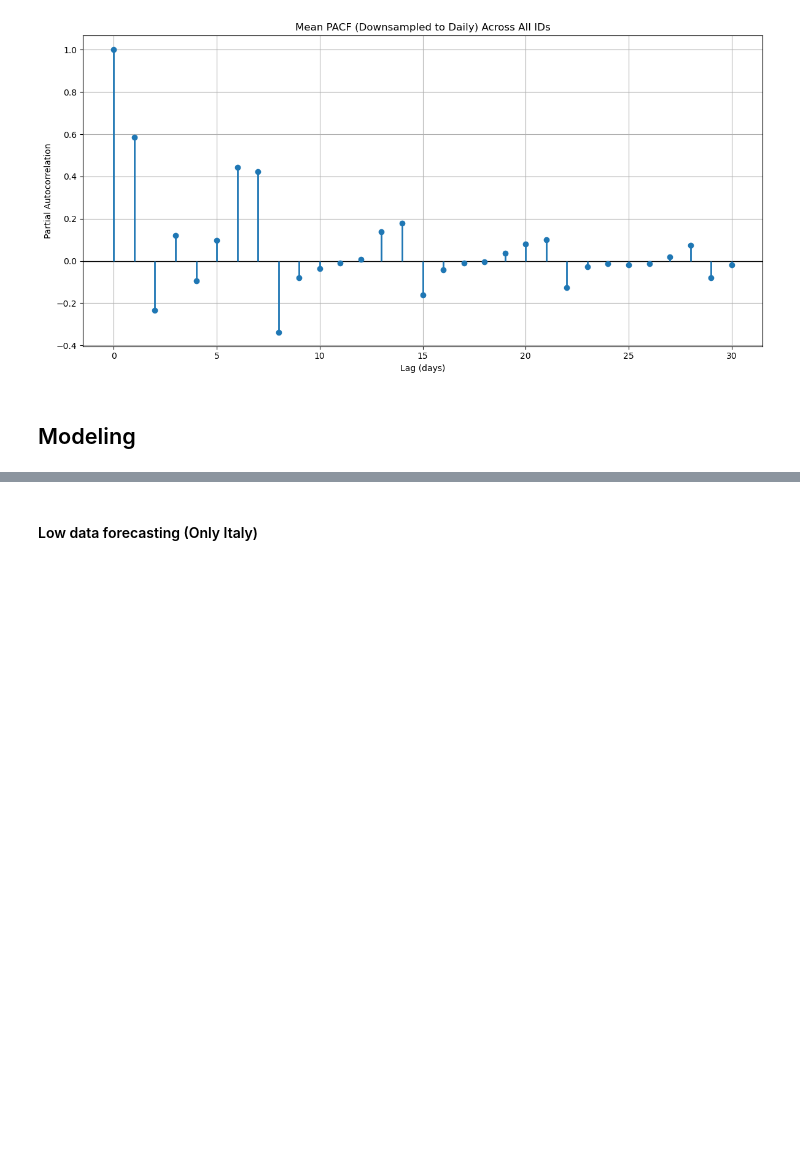
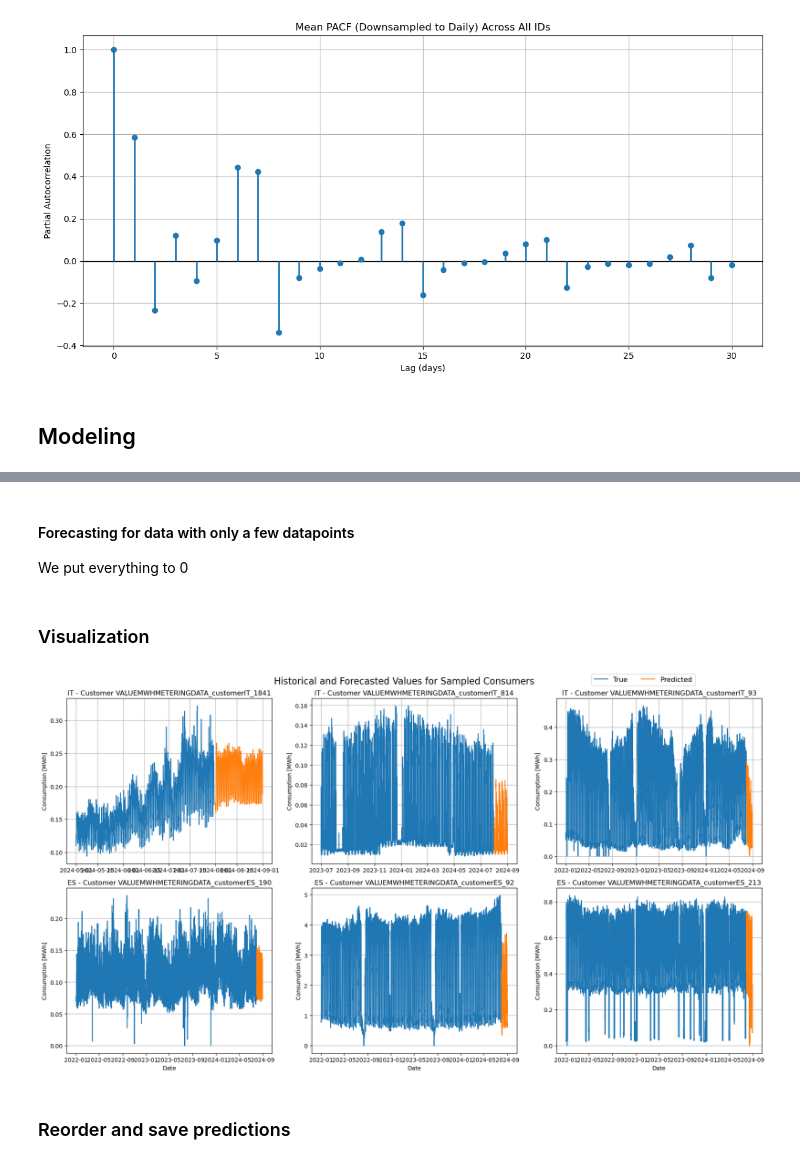
Before and after one commit to dioday45/Datathon2025-ETH, a Jupyter notebook: notebooks/per_consumer_modeling.ipynb, the cells around one changed output, grey strips where cells are left out. Saved outputs shown, nothing was run; the diff lists cells and outputs as text; code cells hidden in the pictures; blank space fills up the shorter version.

```diff
--- a/notebooks/per_consumer_modeling.ipynb
+++ b/notebooks/per_consumer_modeling.ipynb
@@ -491,7 +505,8 @@ pred_es, true_es, skipped_es = forecast(consumers_es_df, forecast_start, forecas
 pred_it.to_csv("predictions/pred_it.csv")
 pred_es.to_csv("predictions/pred_es.csv")
 # %% [markdown]
-#### Low data forecasting (Only Italy)
+#### Forecasting for data with only a few datapoints
+We put everything to 0
 # %%
 consumers_it_df_skipped = consumers_it_df[consumers_it_df["id"].isin(skipped_it)]
 for cust_id in consumers_it_df_skipped["id"].unique():
@@ -507,0 +521,55 @@ pred_it
+# %% [markdown]
+### Visualization
+# %%
+# Sample 3 random IDs from each country
+sample_ids_it = consumers_it_df["id"].drop_duplicates().sample(3).values
+sample_ids_es = consumers_es_df["id"].drop_duplicates().sample(3).values
+
+fig, axs = plt.subplots(2, 3, figsize=(18, 10))
+
+# Top row: IT customers
+for i, sample_id in enumerate(sample_ids_it):
+    sample_preds = pred_it[sample_id]
+    sample_history = consumers_it_df[
+        (consumers_it_df["id"] == sample_id)
+        & (consumers_it_df.index < pd.to_datetime("2024-07-31"))
+    ]["Consumption"]
+
+    axs[0, i].plot(sample_history.index, sample_history.values, label="True")
+    axs[0, i].plot(sample_preds.index, sample_preds.values, label="Predicted")
+    axs[0, i].set_title(f"IT - Customer {sample_id}")
+    axs[0, i].set_ylabel("Consumption [MWh]")
+    axs[0, i].grid(True)
+
+# Bottom row: ES customers
+for i, sample_id in enumerate(sample_ids_es):
+    sample_preds = pred_es[sample_id]
+    sample_history = consumers_es_df[
+        (consumers_es_df["id"] == sample_id)
+        & (consumers_es_df.index < pd.to_datetime("2024-07-31"))
+    ]["Consumption"]
+
+    axs[1, i].plot(sample_history.index, sample_history.values, label="True")
+    axs[1, i].plot(sample_preds.index, sample_preds.values, label="Predicted")
+    axs[1, i].set_title(f"ES - Customer {sample_id}")
+    axs[1, i].set_xlabel("Date")
+    axs[1, i].set_ylabel("Consumption [MWh]")
+    axs[1, i].grid(axis="y")
+
+# Common legend
+handles, labels = axs[0, 0].get_legend_handles_labels()
+fig.legend(
+    handles,
+    labels,
+    loc="lower right",
+    ncol=2,
+    bbox_to_anchor=(0.9, 0.95),
+    fontsize="large",
+)
+fig.suptitle("Historical and Forecasted Values for Sampled Consumers", fontsize=16)
+plt.tight_layout()
+plt.show()
+# %% [output]
+[figure, added]
+# %% [markdown]
+### Reorder and save predictions
```
Also changed, not shown: parts of 15 cells of this notebook.
